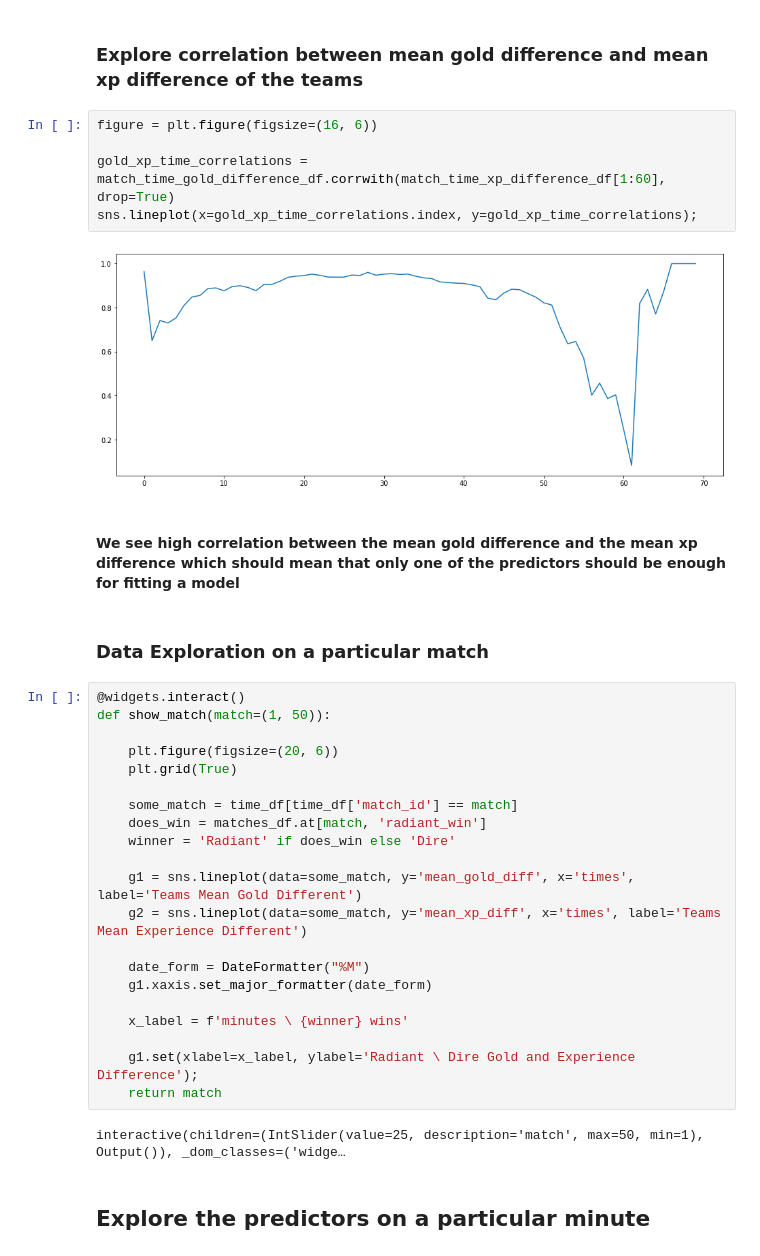
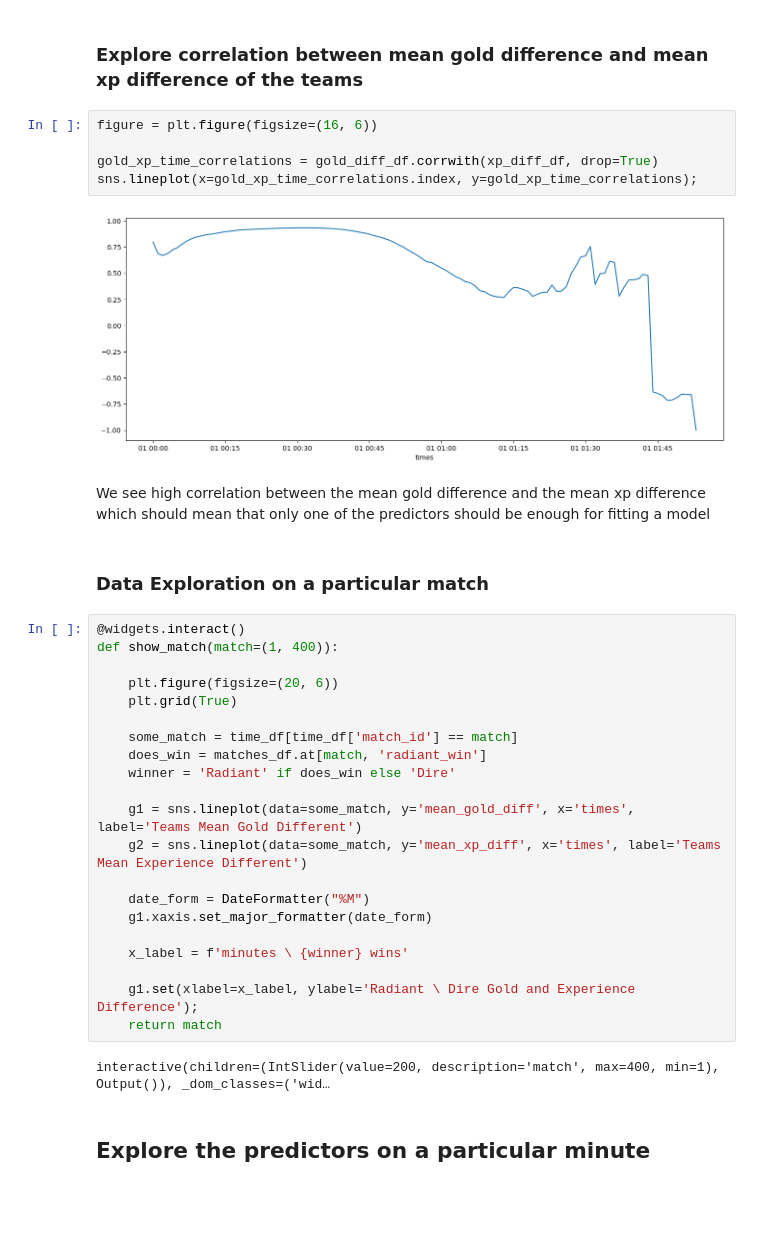
Before and after one commit to nshahpazov/dota-notebooks, a Jupyter notebook: notebooks/real-time-dota-prediction.ipynb, the cells around one changed output. Drawn from its saved outputs; the diff is of its cells as text; blank space fills up the shorter version.

Commit message:
fixed the model and added model assesment

```diff
--- a/notebooks/real-time-dota-prediction.ipynb
+++ b/notebooks/real-time-dota-prediction.ipynb
@@ -74,17 +74,17 @@ xp_diff_std_df = pd.DataFrame(std_scaler.fit_transform(xp_diff_df), columns=gold
 # %%
 figure = plt.figure(figsize=(16, 6))
 
-gold_xp_time_correlations = match_time_gold_difference_df.corrwith(match_time_xp_difference_df[1:60], drop=True)
+gold_xp_time_correlations = gold_diff_df.corrwith(xp_diff_df, drop=True)
 sns.lineplot(x=gold_xp_time_correlations.index, y=gold_xp_time_correlations);
 # %% [output]
-[figure, old version]
+[figure, new version]
 # %% [markdown]
-#### We see high correlation between the mean gold difference and the mean xp difference which should mean that only one of the predictors should be enough for fitting a model
+We see high correlation between the mean gold difference and the mean xp difference which should mean that only one of the predictors should be enough for fitting a model
 # %% [markdown]
 ### Data Exploration on a particular match
 # %%
 @widgets.interact()
-def show_match(match=(1, 50)):
+def show_match(match=(1, 400)):
 
     plt.figure(figsize=(20, 6))
     plt.grid(True)
@@ -104,7 +104,7 @@ def show_match(match=(1, 50)):
     g1.set(xlabel=x_label, ylabel='Radiant \ Dire Gold and Experience Difference');
     return match
 # %% [output]
-interactive(children=(IntSlider(value=25, description='match', max=50, min=1), Output()), _dom_classes=('widge…
+interactive(children=(IntSlider(value=200, description='match', max=400, min=1), Output()), _dom_classes=('wid…
 # %% [markdown]
 ## Explore the predictors on a particular minute
 # %% [markdown]
```
Also changed, not shown: parts of 10 cells of this notebook.
